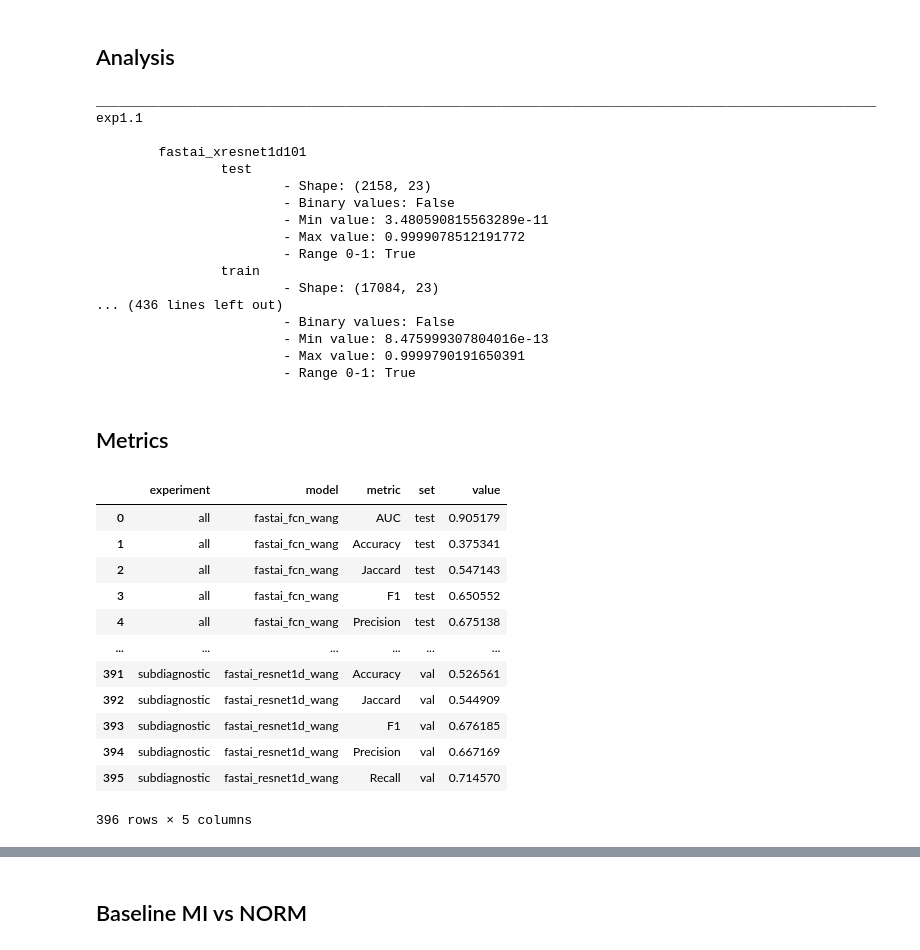
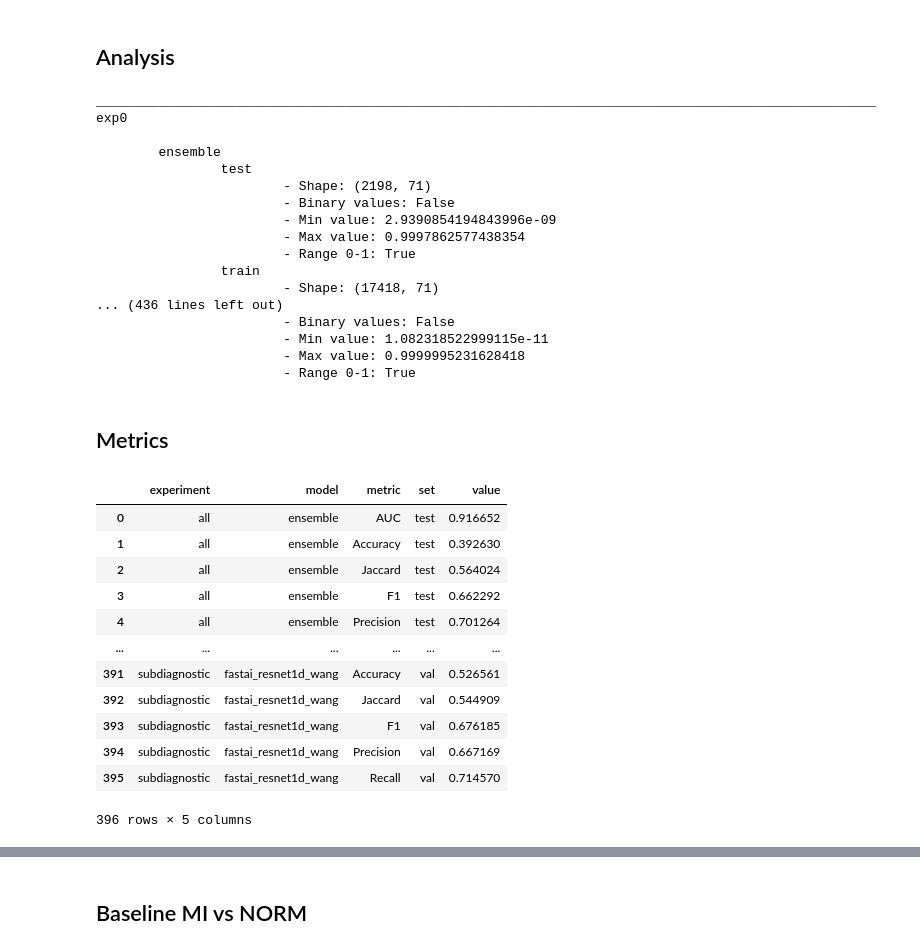
Before and after one commit to dadegrande99/ecg_ptbxl_benchmarking, a Jupyter notebook: results_analysis.ipynb, the cells around one changed output, grey strips where cells are left out. Cells and saved outputs as stored; diff of their text form; code cells hidden in the pictures.

```diff
--- a/results_analysis.ipynb
+++ b/results_analysis.ipynb
@@ -75,7 +76,7 @@ predictions = {
 "val": None
 }
 
-path = "./"
+path = "./output/"
 
 threshold = 0.5
 # %% [markdown]
@@ -85,11 +86,11 @@ for exp in list_folders(path):
     print("_"*100)
     print(exp)
     for dt in datas:
-        datas[dt] = np.load(f'{exp}/data/y_{dt}.npy', allow_pickle=True)
-    for model in list_folders(f'{exp}/models'):
+        datas[dt] = np.load(f'{path}/{exp}/data/y_{dt}.npy', allow_pickle=True)
+    for model in list_folders(f'{path}/{exp}/models'):
         print(f'\n\t{model}')
         for pred in predictions:
-            predictions[pred] = np.load(f'{exp}/models/{model}/y_{pred}_pred.npy', allow_pickle=True)
+            predictions[pred] = np.load(f'{path}/{exp}/models/{model}/y_{pred}_pred.npy', allow_pickle=True)
             print(f'\t\t{pred}')
             print(f'\t\t\t- Shape: {predictions[pred].shape}')
             print(f'\t\t\t- Binary values: {len(np.unique(predictions[pred]))==2}')
@@ -102,21 +103,21 @@ for exp in list_folders(path):
     print("\n\n")
 # %% [output]
 ____________________________________________________________________________________________________
-exp1.1
+exp0
 
-        fastai_xresnet1d101
+        ensemble
                 test
-                        - Shape: (2158, 23)
+                        - Shape: (2198, 71)
                         - Binary values: False
-                        - Min value: 3.480590815563289e-11
-                        - Max value: 0.9999078512191772
+                        - Min value: 2.9390854194843996e-09
+                        - Max value: 0.9997862577438354
                         - Range 0-1: True
                 train
-                        - Shape: (17084, 23)
+                        - Shape: (17418, 71)
 ... (436 lines left out)
                         - Binary values: False
-                        - Min value: 8.475999307804016e-13
-                        - Max value: 0.9999790191650391
+                        - Min value: 1.082318522999115e-11
+                        - Max value: 0.9999995231628418
                         - Range 0-1: True
 # %% [markdown]
 ## Metrics
@@ -128,11 +129,11 @@ res = {}
 for exp in sorted(list_folders(path)):
     res[exp] = {}
     for dt in datas:
-        datas[dt] = np.load(f'{exp}/data/y_{dt}.npy', allow_pickle=True)
+        datas[dt] = np.load(f'{path}/{exp}/data/y_{dt}.npy', allow_pickle=True)
     res[exp]["data"] = datas.copy()
-    for model in list_folders(f'{exp}/models'):
+    for model in list_folders(f'{path}/{exp}/models'):
         for pred in predictions:
-            predictions[pred] = np.load(f'{exp}/models/{model}/y_{pred}_pred.npy', allow_pickle=True)
+            predictions[pred] = np.load(f'{path}/{exp}/models/{model}/y_{pred}_pred.npy', allow_pickle=True)
             res[exp][model]=predictions.copy()
 
             # AUC score
@@ -166,38 +167,38 @@ for exp in sorted(list_folders(path)):
             results.append({
                 "experiment" : experiments[exp],
                 "model" : model,
                 "metric" : "F1",
                 "set": pred,
                 "value": f1_score(datas[pred], (predictions[pred]>threshold), average="weighted")
             })
 
             # Precision score
             results.append({
                 "experiment" : experiments[exp],
                 "model" : model,
                 "metric" : "Precision",
                 "set": pred,
                 "value": metrics.precision_score(datas[pred], (predictions[pred]>threshold), average="weighted")
             })
 
             # Recall score
             results.append({
                 "experiment" : experiments[exp],
                 "model" : model,
                 "metric" : "Recall",
                 "set": pred,
                 "value": metrics.recall_score(datas[pred], (predictions[pred]>threshold), average="weighted")
             })
 
 results = pd.DataFrame(results)
 results
 # %% [output]
 |  | experiment | model | metric | set | value |
-| 0 | all | fastai_fcn_wang | AUC | test | 0.905179 |
-| 1 | all | fastai_fcn_wang | Accuracy | test | 0.375341 |
-| 2 | all | fastai_fcn_wang | Jaccard | test | 0.547143 |
-| 3 | all | fastai_fcn_wang | F1 | test | 0.650552 |
-| 4 | all | fastai_fcn_wang | Precision | test | 0.675138 |
+| 0 | all | ensemble | AUC | test | 0.916652 |
+| 1 | all | ensemble | Accuracy | test | 0.392630 |
+| 2 | all | ensemble | Jaccard | test | 0.564024 |
+| 3 | all | ensemble | F1 | test | 0.662292 |
+| 4 | all | ensemble | Precision | test | 0.701264 |
 | ... | ... | ... | ... | ... | ... |
 | 391 | subdiagnostic | fastai_resnet1d_wang | Accuracy | val | 0.526561 |
 | 392 | subdiagnostic | fastai_resnet1d_wang | Jaccard | val | 0.544909 |
```
Also changed, not shown: parts of 19 cells of this notebook.
